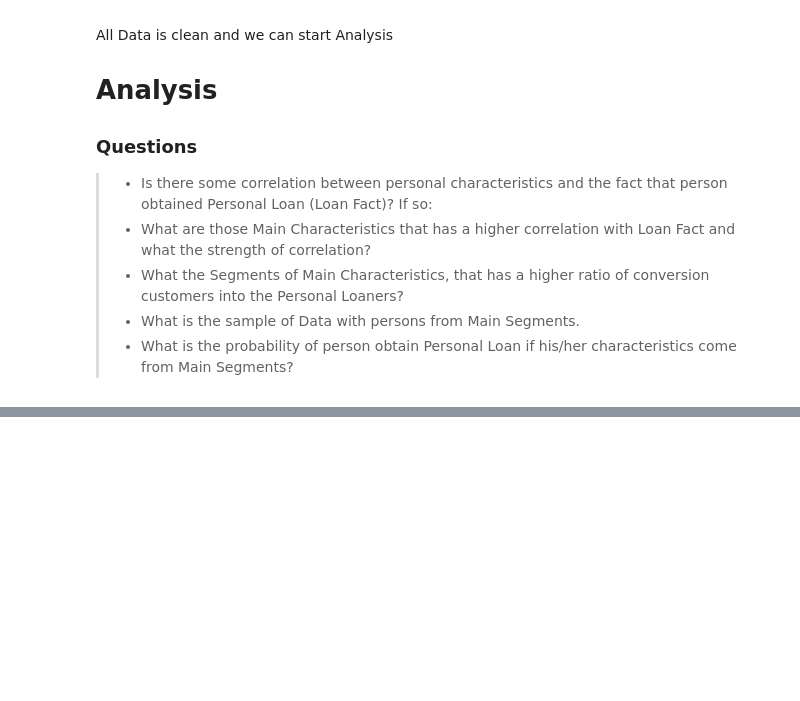
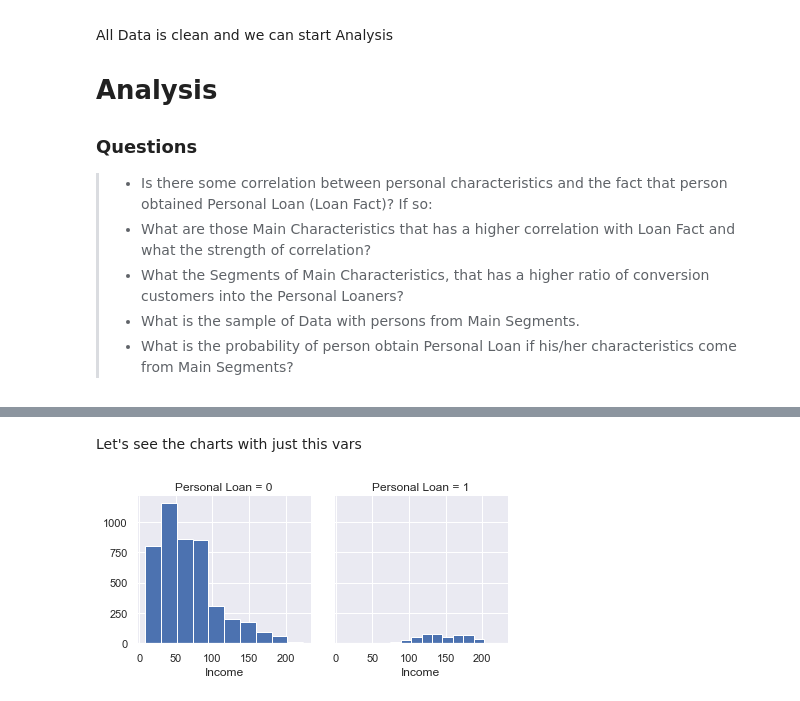
Before and after one commit to Alex-Romanenko/Bank_Looking_For_Clients, a Jupyter notebook: 00_main.ipynb, the cells around one changed output, grey strips where cells are left out. Saved outputs shown, nothing was run; the diff lists cells and outputs as text; code cells hidden in the pictures; blank space fills up the shorter version.

```diff
--- a/00_main.ipynb
+++ b/00_main.ipynb
@@ -49,7 +49,7 @@ df.head()
 > - **CreditCard** - Does the customer uses a credit card issued by UniversalBank?
 # %%
 #for more convinient - reposition "Personal Loan"  column since it is our target column for research
-a = df['Personal Loan']
-df.drop('Personal Loan', axis = 1, inplace = True)
-df['Personal Loan'] = a
+a = master['Personal Loan']
+master.drop('Personal Loan', axis = 1, inplace = True)
+master['Personal Loan'] = a
 # %%
@@ -62,6 +62,7 @@ df.head(1)
 
 ## Assess Data
 # %%
+df = master.copy()
 df.info()
 # %% [output]
 <class 'pandas.core.frame.DataFrame'>
@@ -149,7 +150,7 @@ Columns "ID", "ZIP Code", are nominal variables
 # %% [markdown]
 #### Code
 # %%
-df[['ID', 'ZIP Code']] = df[['ID', 'ZIP Code']].astype('str')
+df['ID'] = df['ID'].astype('str')
 # %% [markdown]
 #### Test
 # %%
@@ -255,0 +263,3 @@ All Data is clean and we can start Analysis
+# %%
+# create a column with an intercept
+df['intercept'] = 1
@@ -255,0 +354,7 @@ All Data is clean and we can start Analysis
+# %% [markdown]
+Let's see the charts with just this vars
+# %%
+grid = sns.FacetGrid(df, col = 'Personal Loan')
+grid.map(plt.hist, 'Income');
+# %% [output]
+[figure, added]
```
Also changed, not shown: parts of 35 cells of this notebook.
